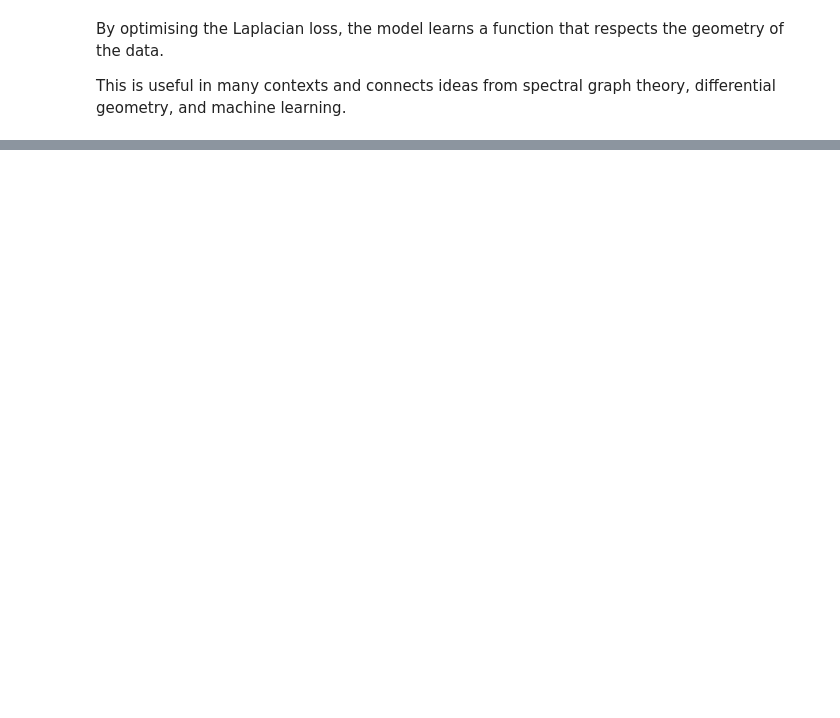
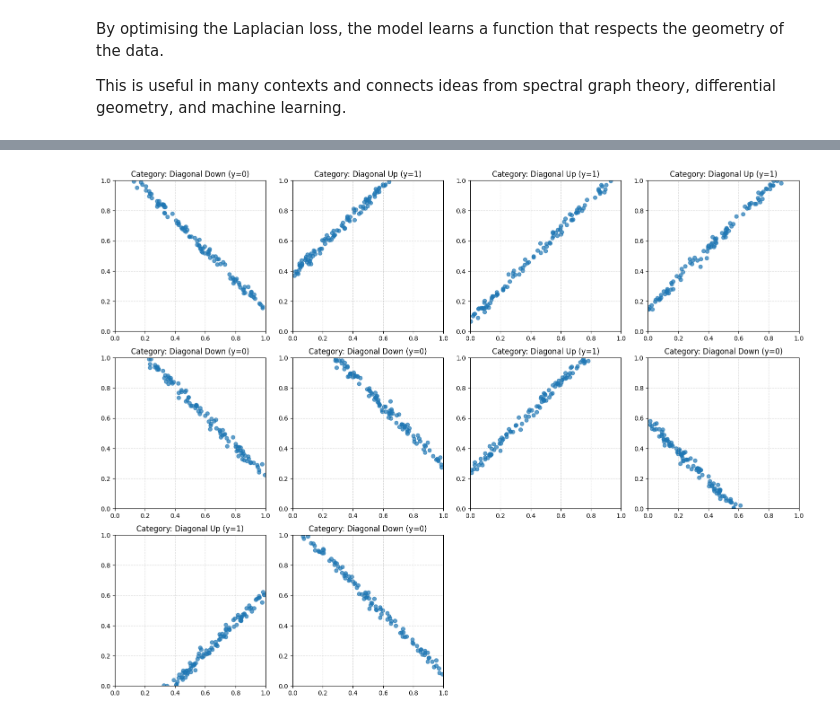
Before and after one commit to btrentini/k-forms, a Jupyter notebook: DiffForms.ipynb, the cells around one changed output, grey strips where cells are left out. Drawn from its saved outputs; the diff is of its cells as text; code cells hidden in the pictures; blank space fills up the shorter version.

```diff
--- a/DiffForms.ipynb
+++ b/DiffForms.ipynb
@@ -206,0 +934,97 @@ plt.show()
+# %%
+import math
+import numpy as np
+import torch
+import torch.nn as nn
+from torch.utils.data import DataLoader, TensorDataset
+import tensorflow_datasets as tfds
+import matplotlib.pyplot as plt
+
+# --- Parameters ---
+N_SAMPLES = 20  # Total number of point clouds in the dataset
+N_POINTS = 100     # Number of points in each cloud
+NOISE = 0.015      # Standard deviation of the noise
+DEVICE = 'cuda' if torch.cuda.is_available() else 'cpu' # Use GPU if available
+
+# --- Generate Dataset ---
+print(f"Generating dataset on device: {DEVICE}...")
+X, X_labels = generate_point_cloud_dataset(
+    num_samples=N_SAMPLES,
+    num_points=N_POINTS,
+    noise_std=NOISE,
+    device=DEVICE
+)
+print("Dataset generation complete.")
+print(f"Shape of point cloud data (X): {X.shape}")
+print(f"Shape of labels (y): {X_labels.shape}")
+print("-" * 30)
+visualize_dataset(X, X_labels, num_to_show=10)
+
+hidden_dim = 5000
+n_classes = 1 # Irrelevant right now, we are not using the classification head atm
+
+model = Kgrams(l, n, k, hidden_dim, n_classes)
+
+geometrifier = partial(geometrify_point_cloud, k=k)
+dataset = GeometricPointCloud(X, X_labels, geometrifier)
+
+BATCH_SIZE = 5
+DEVICE     = 'cuda' if torch.cuda.is_available() else 'cpu'
+
+train_loader = DataLoader(
+    dataset,
+    batch_size   = BATCH_SIZE,
+    shuffle      = True,
+    #drop_last    = True,
+    #pin_memory   = (DEVICE == 'cuda'),
+    #num_workers  = 4               # tweak for your machine
+)
+
+optimizer = torch.optim.Adam(model.parameters(), lr=1e-1)
+# loss_fn = torch.nn.BCEWithLogitsLoss()
+loss_fn = torch.nn.CrossEntropyLoss()
+
+# ──────────────────────────────────── Configuration ────────────────────────────
+N_EPOCHS         = 30
+# Define the exact epochs you want to see
+EPOCHS_TO_PLOT   = {0, 5, 15, 25, 30}
+k_form_selection = 0
+
+loss_history     = []
+k_form_snapshots = [] # This will now only contain snapshots for the epochs above
+
+# --- Early Stopping ---
+# Number of epochs to wait for improvement before stopping
+EARLY_STOPPING_PATIENCE  = 10
+# Minimum change in loss to be considered an improvement
+EARLY_STOPPING_MIN_DELTA = 0.01
+
+
+# ─────────────────────────── Utility: Capture a Snapshot ──────────────────────
+@torch.no_grad()
+def _store_snapshot(epoch: int):
+    """Evaluates the model on a grid and stores the resulting vector field."""
+    model.eval()
+    coords = unit_square_coords(12)
+    k_form = model.evaluate_kforms(torch.from_numpy(coords).float())
+    k_form = k_form[:, :, k_form_selection].cpu().numpy().squeeze()
+    k_form_snapshots.append({"epoch": epoch, "coords": coords, "k_form": k_form})
+    print(f"📸 Snapshot captured at epoch {epoch}.")
+
+# ────────────────────────────────── Training Loop ─────────────────────────────
+# Capture initial state if it's in our list
+if 0 in EPOCHS_TO_PLOT:
+    _store_snapshot(epoch=0)
+
+# --- Early Stopping Initialization ---
+best_loss = float('inf')
+patience_counter = 0
+
+# Initialize lists to store the results from each batch
+predictions = []
+ground_truth_labels = []
+training_points = []
+
+print("\n--- Starting Training ---")
+output = model(feats[0], feats[1])
+# %% [output]
@@ -206,0 +1036 @@ plt.show()
+[figure, added]
```
Also changed, not shown: parts of 48 cells of this notebook.
